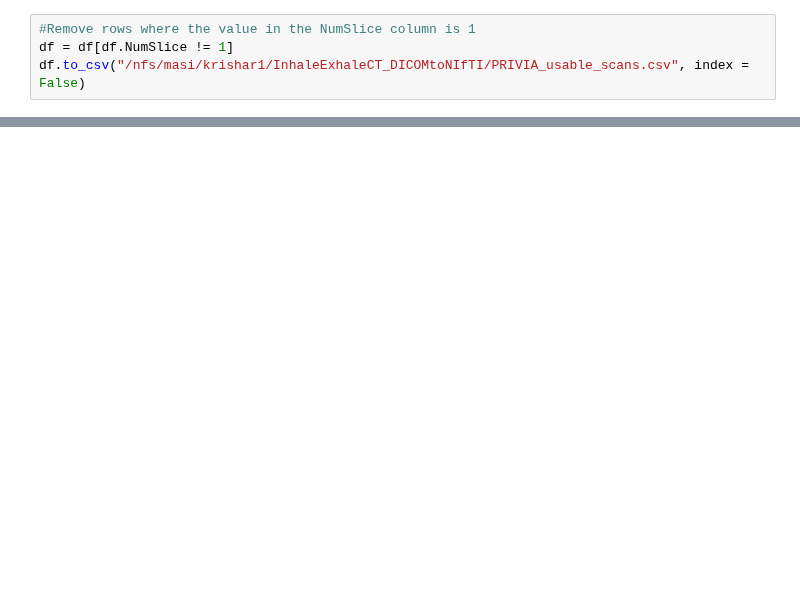
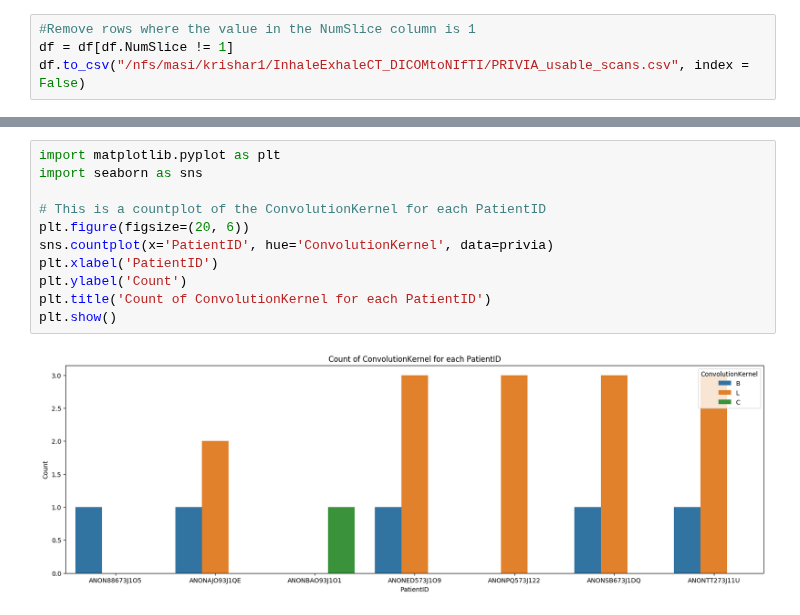
Before and after one commit to MASILab/Inhale_Exhale_CT, a Jupyter notebook: make_data/prepdata.ipynb, the cells around one changed output, grey strips where cells are left out. Drawn from its saved outputs; the diff is of its cells as text; blank space fills up the shorter version.

Commit message:
Summary of available data

```diff
--- a/make_data/prepdata.ipynb
+++ b/make_data/prepdata.ipynb
@@ -35,0 +65,13 @@ df.to_csv("/nfs/masi/krishar1/InhaleExhaleCT_DICOMtoNIfTI/PRIVIA_usable_scans.cs
+# %%
+import matplotlib.pyplot as plt
+import seaborn as sns
+
+# This is a countplot of the ConvolutionKernel for each PatientID
+plt.figure(figsize=(20, 6))
+sns.countplot(x='PatientID', hue='ConvolutionKernel', data=privia)
+plt.xlabel('PatientID')
+plt.ylabel('Count')
+plt.title('Count of ConvolutionKernel for each PatientID')
+plt.show()
+# %% [output]
+[figure, added]
```
Also changed, not shown: parts of 7 cells of this notebook.
